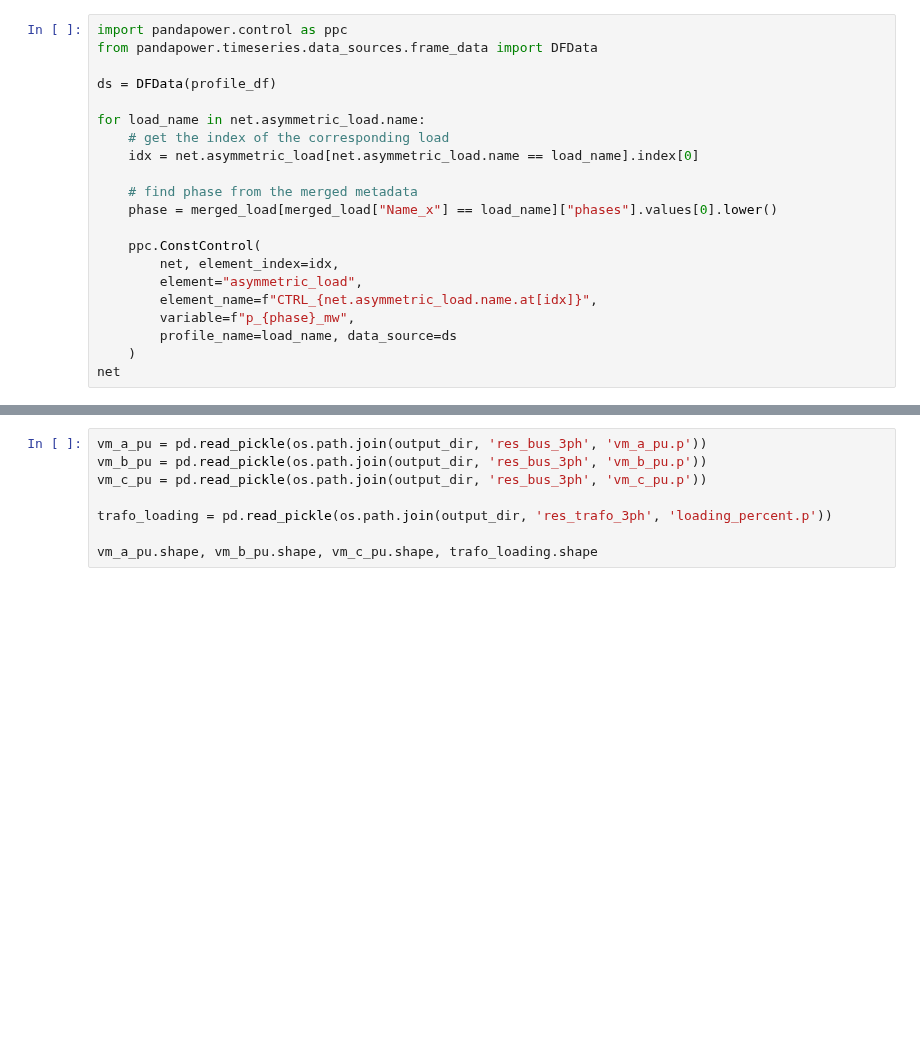
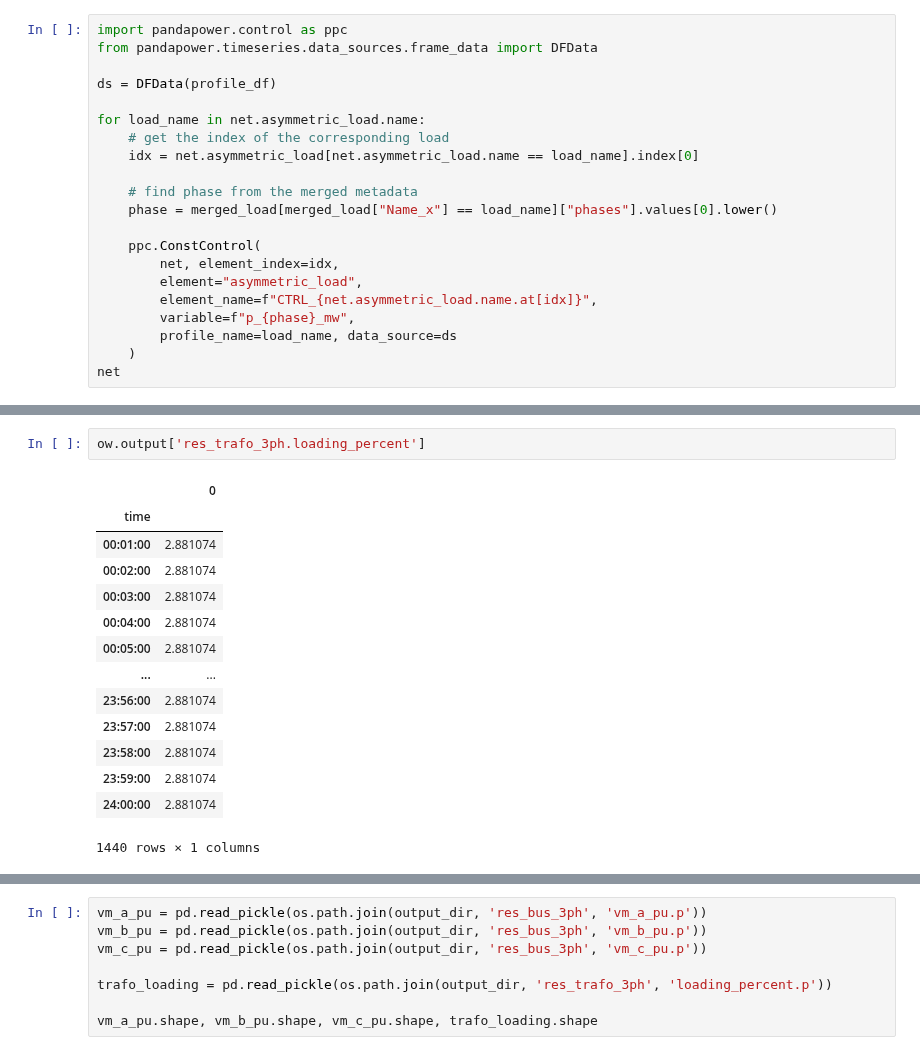
Before and after one commit to antoniovitorvb/IST-thesis-hosting-capacity, a Jupyter notebook: notebooks/timeseries.ipynb, the cells around one changed output, grey strips where cells are left out. Drawn from its saved outputs; the diff is of its cells as text; blank space fills up the shorter version.

```diff
--- a/notebooks/timeseries.ipynb
+++ b/notebooks/timeseries.ipynb
@@ -363,0 +341,17 @@ ds
+# %%
+ow.output['res_trafo_3ph.loading_percent']
+# %% [output]
+|  | 0 |
+| time |  |
+| 00:01:00 | 2.881074 |
+| 00:02:00 | 2.881074 |
+| 00:03:00 | 2.881074 |
+| 00:04:00 | 2.881074 |
+| 00:05:00 | 2.881074 |
+| ... | ... |
+| 23:56:00 | 2.881074 |
+| 23:57:00 | 2.881074 |
+| 23:58:00 | 2.881074 |
+| 23:59:00 | 2.881074 |
+| 24:00:00 | 2.881074 |
+1440 rows × 1 columns
```
Also changed, not shown: parts of 26 cells of this notebook.
